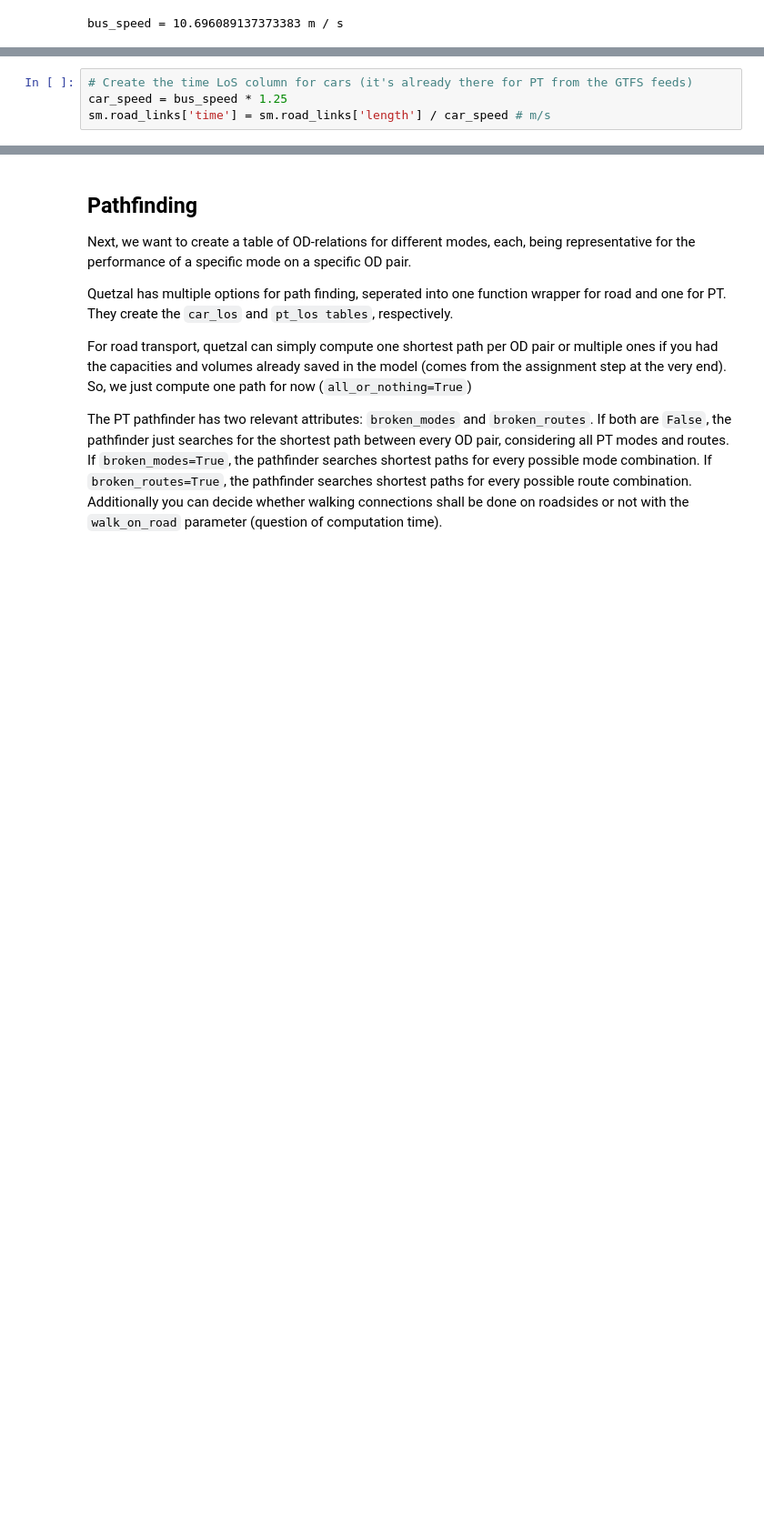
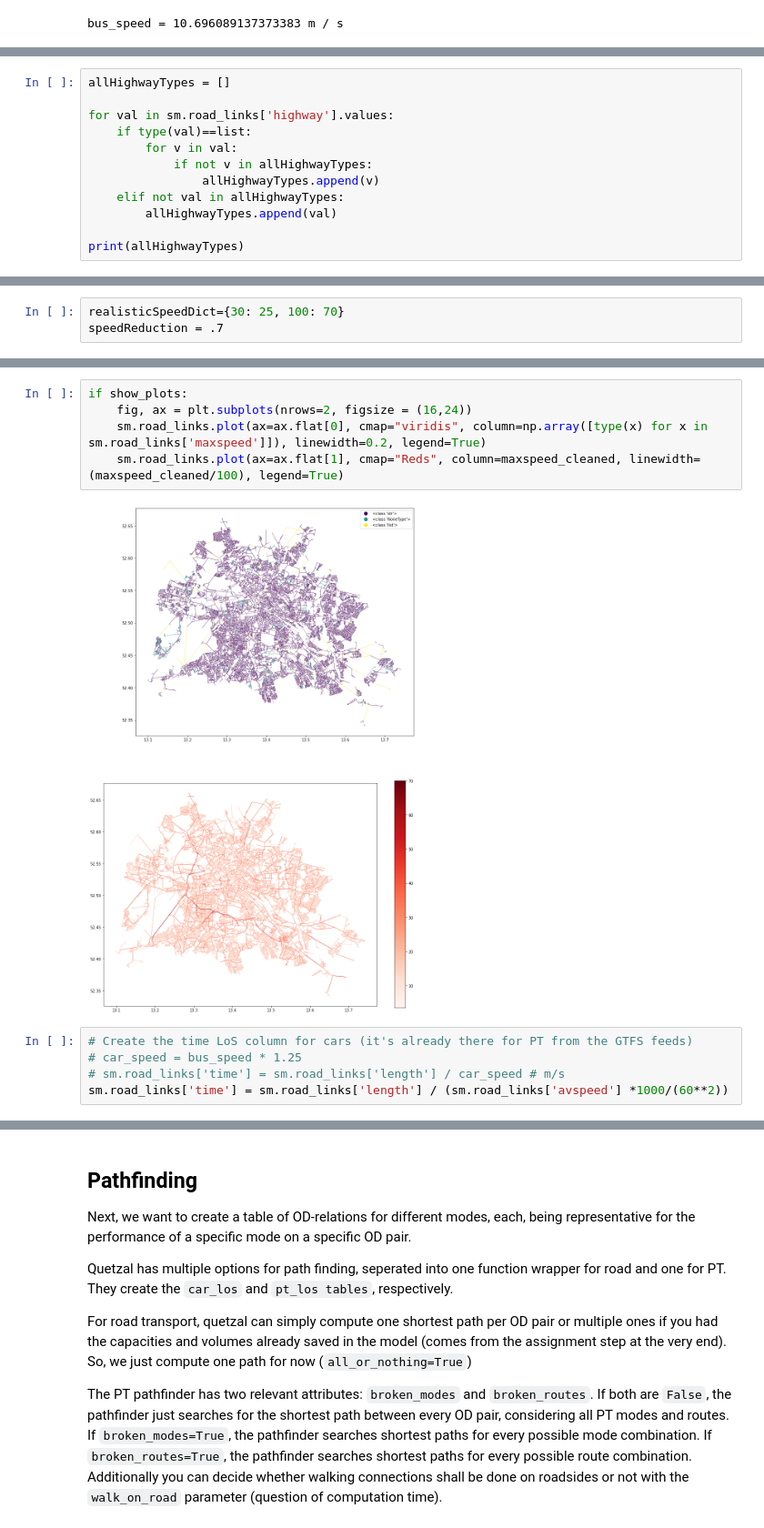
Before and after one commit to maximylius/quetzal_berlin, a Jupyter notebook: notebooks/best_version/Exercise2_OD-LoS-stack.ipynb, the cells around one changed output, grey strips where cells are left out. Shown at 91% size. Saved outputs shown, nothing was run; the diff lists cells and outputs as text; blank space fills up the shorter version.

```diff
--- a/notebooks/best_version/Exercise2_OD-LoS-stack.ipynb
+++ b/notebooks/best_version/Exercise2_OD-LoS-stack.ipynb
@@ -92,0 +115,12 @@ bus_speed = 10.696089137373383 m / s
+# %%
+allHighwayTypes = []
+
+for val in sm.road_links['highway'].values:
+    if type(val)==list:
+        for v in val:
+            if not v in allHighwayTypes:
+                allHighwayTypes.append(v)
+    elif not val in allHighwayTypes:
+        allHighwayTypes.append(val)
+
+print(allHighwayTypes)
@@ -92,0 +129,3 @@ bus_speed = 10.696089137373383 m / s
+# %%
+realisticSpeedDict={30: 25, 100: 70}
+speedReduction = .7
@@ -93,4 +170,12 @@ bus_speed = 10.696089137373383 m / s
+# %%
+if show_plots:
+    fig, ax = plt.subplots(nrows=2, figsize = (16,24))
+    sm.road_links.plot(ax=ax.flat[0], cmap="viridis", column=np.array([type(x) for x in sm.road_links['maxspeed']]), linewidth=0.2, legend=True)
+    sm.road_links.plot(ax=ax.flat[1], cmap="Reds", column=maxspeed_cleaned, linewidth=(maxspeed_cleaned/100), legend=True)
+# %% [output]
+[figure, added]
 # %%
 # Create the time LoS column for cars (it's already there for PT from the GTFS feeds)
-car_speed = bus_speed * 1.25
-sm.road_links['time'] = sm.road_links['length'] / car_speed # m/s
+# car_speed = bus_speed * 1.25
+# sm.road_links['time'] = sm.road_links['length'] / car_speed # m/s
+sm.road_links['time'] = sm.road_links['length'] / (sm.road_links['avspeed'] *1000/(60**2))
```
Also changed, not shown: parts of 26 cells of this notebook, 12 other files.
